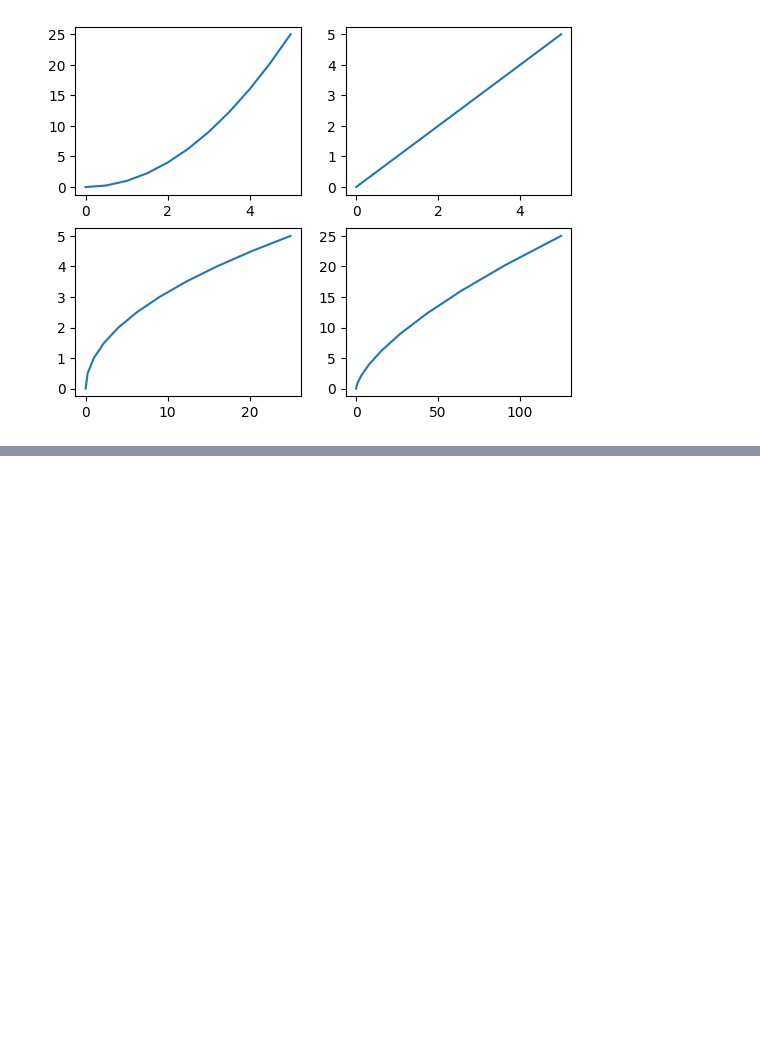
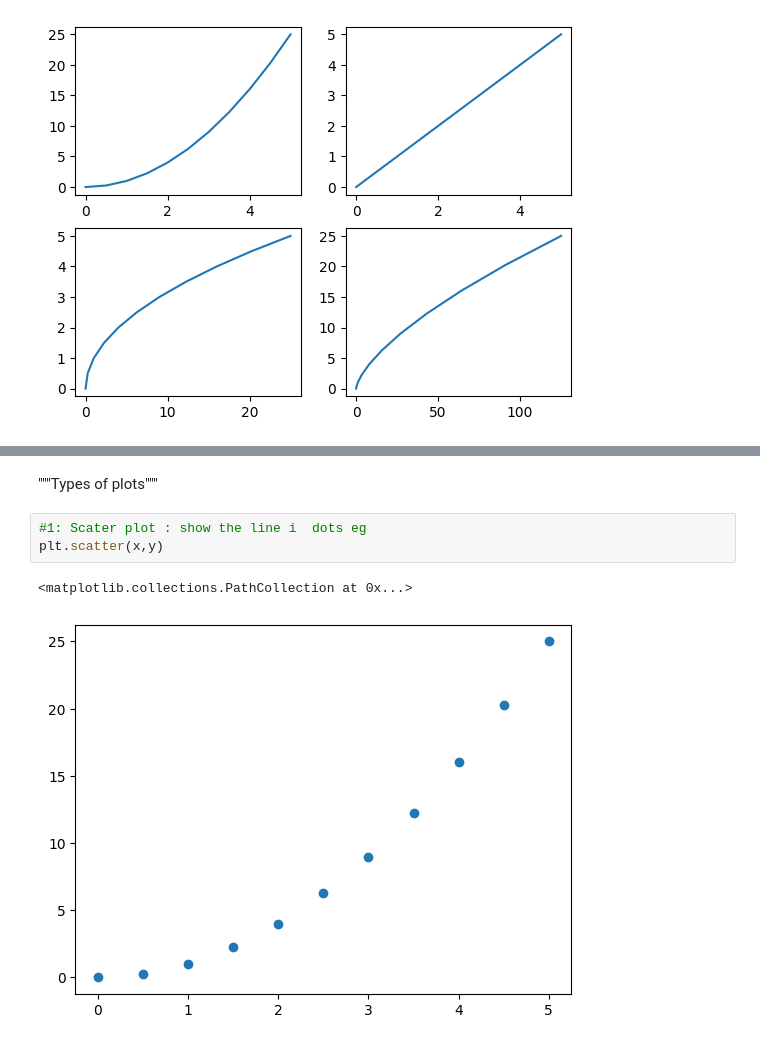
Before and after one commit to Safeer-ullah-khan/Data-Science_Safeer_khan4815, a Jupyter notebook: Libraries/Visualization/matplotlib.ipynb, the cells around one changed output, grey strips where cells are left out. Drawn from its saved outputs; the diff is of its cells as text; blank space fills up the shorter version.

```diff
--- a/Libraries/Visualization/matplotlib.ipynb
+++ b/Libraries/Visualization/matplotlib.ipynb
@@ -52,0 +55,8 @@ Text(0.5, 1.0, 'Second')
+# %% [markdown]
+"""Types of plots"""
+# %%
+#1: Scater plot : show the line i  dots eg
+plt.scatter(x,y)
+# %% [output]
+<matplotlib.collections.PathCollection at 0x...>
+[figure, added]
```
Also changed, not shown: parts of 11 cells of this notebook, 4 other files.
